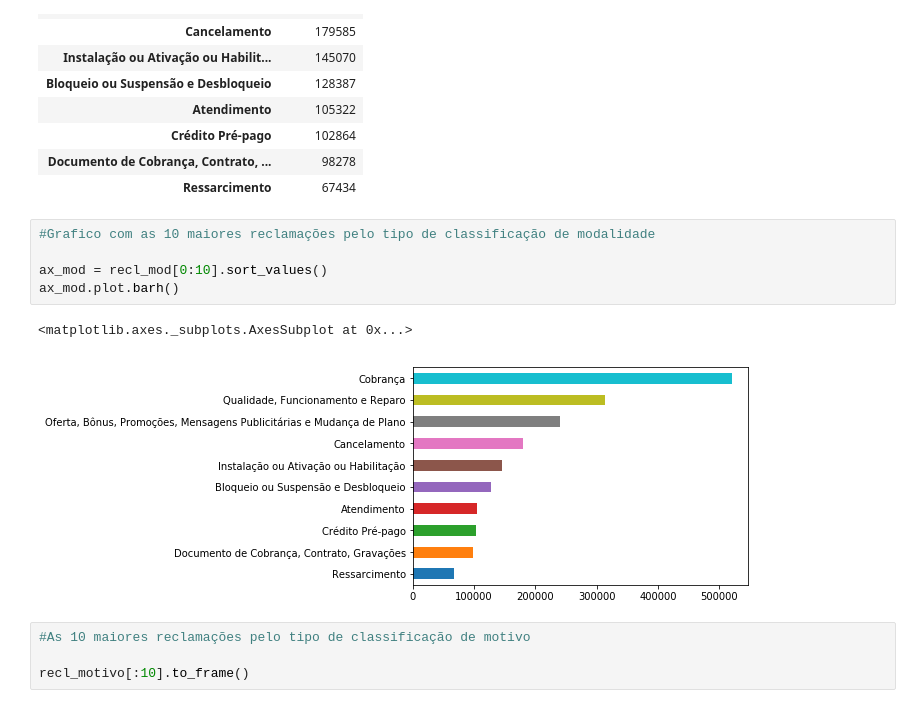
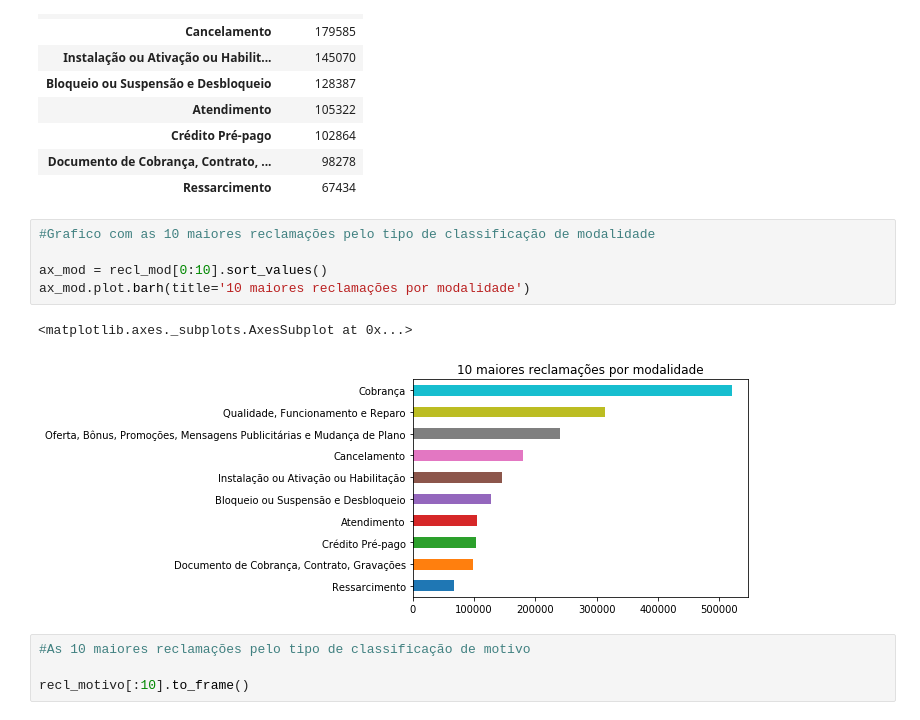
Before and after one commit to Rafaelcvo/dataset_anatel_pos, a Jupyter notebook: anatel.ipynb, the cells around one changed output. Saved outputs shown, nothing was run; the diff lists cells and outputs as text.

```diff
--- a/anatel.ipynb
+++ b/anatel.ipynb
@@ -407,11 +457,11 @@ recl_mod[:10].to_frame()
 # %%
 #Grafico com as 10 maiores reclamações pelo tipo de classificação de modalidade
 
 ax_mod = recl_mod[0:10].sort_values()
-ax_mod.plot.barh()
+ax_mod.plot.barh(title='10 maiores reclamações por modalidade')
 # %% [output]
 <matplotlib.axes._subplots.AxesSubplot at 0x...>
-[figure, old version]
+[figure, new version]
 # %%
 #As 10 maiores reclamações pelo tipo de classificação de motivo
 
```
Also changed, not shown: parts of 29 cells of this notebook.
